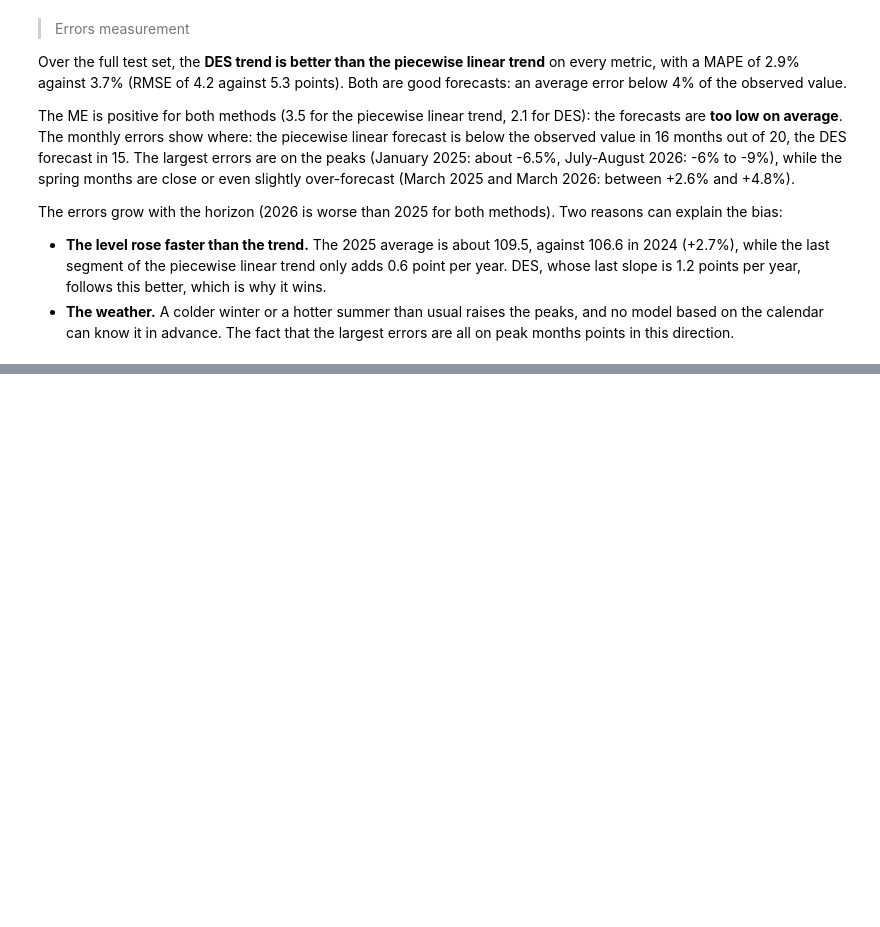
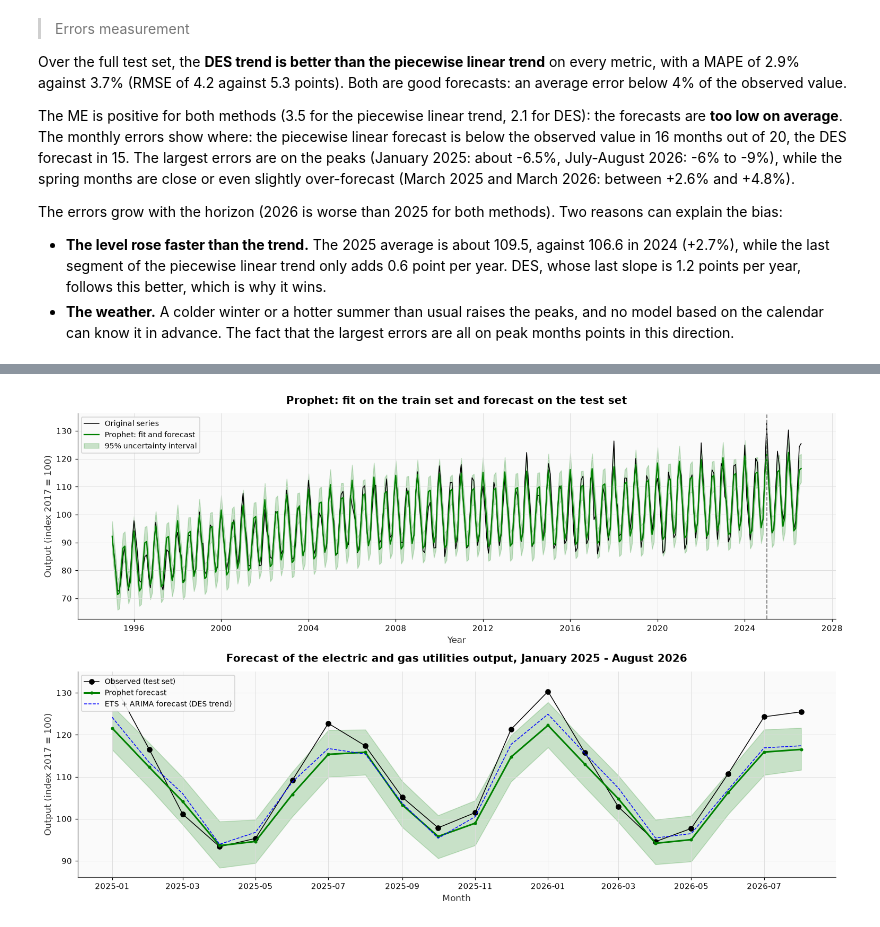
Before and after one commit to loop-enjoyer/TSA_Project, a Jupyter notebook: TSA-Project - Tanguy MANDRILLON.ipynb, the cells around one changed output, grey strips where cells are left out. Saved outputs shown, nothing was run; the diff lists cells and outputs as text; code cells hidden in the pictures; blank space fills up the shorter version.

Commit message:
Prophet: forecast, parameter study and validation tuning
Co-Authored-By: Claude Opus 5.5 <noreply@anthropic.com>

```diff
--- a/TSA-Project - Tanguy MANDRILLON.ipynb
+++ b/TSA-Project - Tanguy MANDRILLON.ipynb
@@ -1263,0 +1284,93 @@ The errors grow with the horizon (2026 is worse than 2025 for both methods). Two
+# %%
+# Prophet parameters:
+SEASONALITY_MODE = "multiplicative"  # "multiplicative" or "additive"
+GROWTH = "linear"  # "linear" or "flat"
+YEARLY_FOURIER_ORDER = 5  # number of Fourier terms of the yearly seasonality (more = more flexible shape)
+N_CHANGEPOINTS = 25  # number of potential trend changepoints
+CHANGEPOINT_RANGE = 0.8  # share of the train set where changepoints can be placed
+CHANGEPOINT_PRIOR_SCALE = 0.05  # trend flexibility (higher = the trend follows the series more closely)
+SEASONALITY_PRIOR_SCALE = 10.0  # seasonality flexibility (higher = larger seasonal effects allowed)
+INTERVAL_WIDTH = 0.95  # width of the uncertainty interval
+# %%
+import logging
+import warnings
+
+from prophet import Prophet
+
+# Hide the optimizer logs of cmdstanpy
+logging.getLogger("cmdstanpy").disabled = True
+
+
+def fit_prophet(train, horizon, **overrides):
+    """Fit Prophet on `train` (column output) and predict `train` + `horizon` months.
+
+    The parameters of the cell above are used, except the ones given in `overrides`.
+    """
+    params = dict(
+        growth=GROWTH,
+        seasonality_mode=SEASONALITY_MODE,
+        yearly_seasonality=YEARLY_FOURIER_ORDER,
+        weekly_seasonality=False,
+        daily_seasonality=False,
+        n_changepoints=N_CHANGEPOINTS,
+        changepoint_range=CHANGEPOINT_RANGE,
+        changepoint_prior_scale=CHANGEPOINT_PRIOR_SCALE,
+        seasonality_prior_scale=SEASONALITY_PRIOR_SCALE,
+        interval_width=INTERVAL_WIDTH,
+    )
+    params.update(overrides)
+    model = Prophet(**params)
+    # Prophet expects two columns: ds (date) and y (value)
+    model.fit(train["output"].reset_index().rename(columns={"date": "ds", "output": "y"}))
+    # Forecast the train months (in-sample fit) and the next months, one step per month
+    future = model.make_future_dataframe(periods=horizon, freq="MS")
+    return model, model.predict(future).set_index("ds")
+
+
+prophet_model, prophet_pred = fit_prophet(df_train, len(df_test))
+
+# Keep the test period next to the observed values
+prophet_forecast = pd.DataFrame(
+    {
+        "output": df_test["output"],
+        "forecast_prophet": prophet_pred.loc[df_test.index, "yhat"],
+        "lower": prophet_pred.loc[df_test.index, "yhat_lower"],
+        "upper": prophet_pred.loc[df_test.index, "yhat_upper"],
+    }
+)
+
+# Full period: in-sample fit, forecast and uncertainty interval
+fig, axes = plt.subplots(2, 1, figsize=(14, 9))
+ax = axes[0]
+ax.plot(df.index, df["output"], color="black", linewidth=1, label="Original series")
+ax.plot(prophet_pred.index, prophet_pred["yhat"], color="green", linewidth=1.5, label="Prophet: fit and forecast")
+ax.fill_between(prophet_pred.index, prophet_pred["yhat_lower"], prophet_pred["yhat_upper"], color="green", alpha=0.2,
+                label=f"{INTERVAL_WIDTH:.0%} uncertainty interval")
+ax.axvline(df_test.index[0], color="grey", linestyle="--")
+ax.set_title("Prophet: fit on the train set and forecast on the test set")
+ax.set_xlabel("Year")
+ax.set_ylabel("Output (index 2017 = 100)")
+ax.legend(loc="upper left")
+
+# Zoom on the test period, with the ETS + ARIMA forecast (DES trend) of section 1.6 for comparison
+ax = axes[1]
+ax.plot(prophet_forecast.index, prophet_forecast["output"], color="black", marker="o", linewidth=1, label="Observed (test set)")
+ax.plot(prophet_forecast.index, prophet_forecast["forecast_prophet"], color="green", marker=".", linewidth=2, label="Prophet forecast")
+ax.fill_between(prophet_forecast.index, prophet_forecast["lower"], prophet_forecast["upper"], color="green", alpha=0.2)
+ax.plot(df_forecast.index, df_forecast["forecast_des"], color="blue", linestyle="--", linewidth=1, label="ETS + ARIMA forecast (DES trend)")
+ax.set_title("Forecast of the electric and gas utilities output, January 2025 - August 2026")
+ax.set_xlabel("Month")
+ax.set_ylabel("Output (index 2017 = 100)")
+ax.legend(loc="upper left")
+plt.tight_layout()
+plt.show()
+
+# Components found by Prophet: trend and yearly seasonality
+prophet_model.plot_components(prophet_pred.reset_index())
+plt.show()
+
+inside = prophet_forecast["output"].between(prophet_forecast["lower"], prophet_forecast["upper"])
+print(f"Observed values inside the {INTERVAL_WIDTH:.0%} interval: {inside.sum()} / {len(inside)}")
+
+prophet_forecast
+# %% [output]
@@ -1263,0 +1378 @@ The errors grow with the horizon (2026 is worse than 2025 for both methods). Two
+[figure, added]
```
Also changed, not shown: parts of 12 cells of this notebook.
